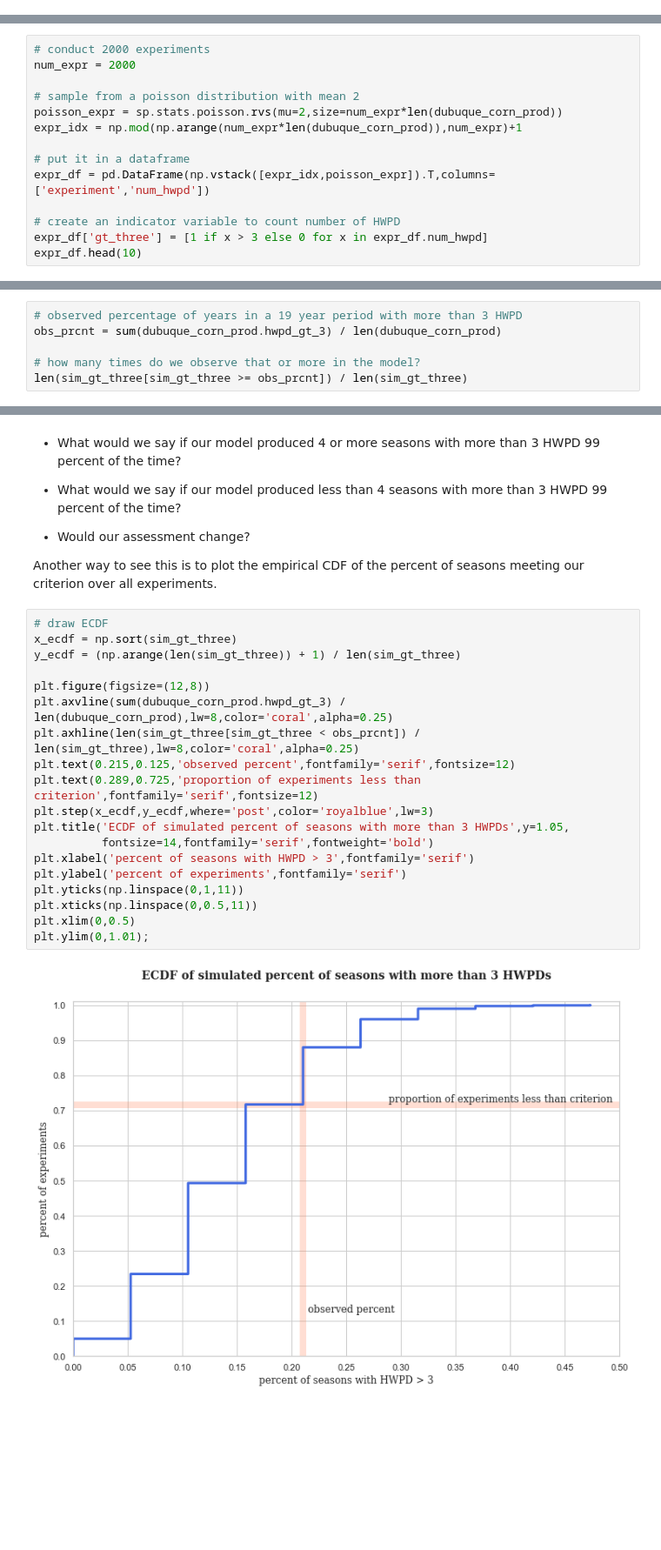
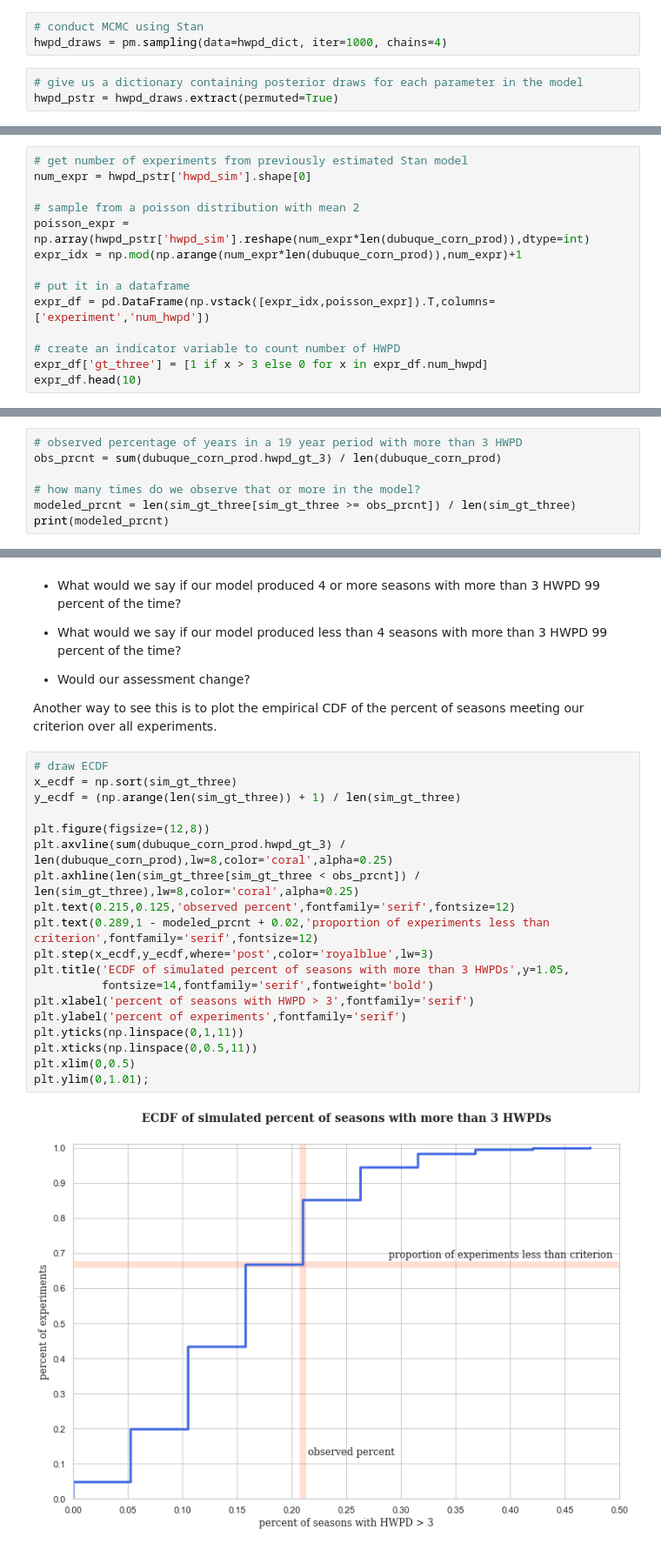
Before and after one commit to prior-knowledge/bayestime, a Jupyter notebook: 04/week_04_lecture.ipynb, the cells around one changed output, grey strips where cells are left out. Shown: that part at 87% size. Saved outputs shown, nothing was run; the diff lists cells and outputs as text; blank space fills up the shorter version.

```diff
--- a/04/week_04_lecture.ipynb
+++ b/04/week_04_lecture.ipynb
@@ -154,0 +192,6 @@ To fit a poisson distribution to these data, we can compute the mean number of H
+# %%
+# conduct MCMC using Stan
+hwpd_draws = pm.sampling(data=hwpd_dict, iter=1000, chains=4)
+# %%
+# give us a dictionary containing posterior draws for each parameter in the model
+hwpd_pstr = hwpd_draws.extract(permuted=True)
@@ -229,9 +284,9 @@ len(dubuque_corn_prod)
 # %%
-# conduct 2000 experiments
-num_expr = 2000
+# get number of experiments from previously estimated Stan model
+num_expr = hwpd_pstr['hwpd_sim'].shape[0]
 
 # sample from a poisson distribution with mean 2
-poisson_expr = sp.stats.poisson.rvs(mu=2,size=num_expr*len(dubuque_corn_prod))
+poisson_expr = np.array(hwpd_pstr['hwpd_sim'].reshape(num_expr*len(dubuque_corn_prod)),dtype=int)
 expr_idx = np.mod(np.arange(num_expr*len(dubuque_corn_prod)),num_expr)+1
 
 # put it in a dataframe
@@ -341,5 +396,6 @@ How often does our model produce 4 or more years that meet our criterion?
 obs_prcnt = sum(dubuque_corn_prod.hwpd_gt_3) / len(dubuque_corn_prod)
 
 # how many times do we observe that or more in the model?
-len(sim_gt_three[sim_gt_three >= obs_prcnt]) / len(sim_gt_three)
+modeled_prcnt = len(sim_gt_three[sim_gt_three >= obs_prcnt]) / len(sim_gt_three)
+print(modeled_prcnt)
 # %% [output]
@@ -357,24 +413,24 @@ Another way to see this is to plot the empirical CDF of the percent of seasons m
 # %%
 # draw ECDF
 x_ecdf = np.sort(sim_gt_three)
 y_ecdf = (np.arange(len(sim_gt_three)) + 1) / len(sim_gt_three)
 
 plt.figure(figsize=(12,8))
 plt.axvline(sum(dubuque_corn_prod.hwpd_gt_3) / len(dubuque_corn_prod),lw=8,color='coral',alpha=0.25)
 plt.axhline(len(sim_gt_three[sim_gt_three < obs_prcnt]) / len(sim_gt_three),lw=8,color='coral',alpha=0.25)
 plt.text(0.215,0.125,'observed percent',fontfamily='serif',fontsize=12)
-plt.text(0.289,0.725,'proportion of experiments less than criterion',fontfamily='serif',fontsize=12)
+plt.text(0.289,1 - modeled_prcnt + 0.02,'proportion of experiments less than criterion',fontfamily='serif',fontsize=12)
 plt.step(x_ecdf,y_ecdf,where='post',color='royalblue',lw=3)
 plt.title('ECDF of simulated percent of seasons with more than 3 HWPDs',y=1.05,
           fontsize=14,fontfamily='serif',fontweight='bold')
 plt.xlabel('percent of seasons with HWPD > 3',fontfamily='serif')
 plt.ylabel('percent of experiments',fontfamily='serif')
 plt.yticks(np.linspace(0,1,11))
 plt.xticks(np.linspace(0,0.5,11))
 plt.xlim(0,0.5)
 plt.ylim(0,1.01);
 # %% [output]
-[figure, old version]
+[figure, new version]
 # %% [markdown]
 ### What did we just do?
 
```
Also changed, not shown: parts of 50 cells of this notebook, 2 other files.
